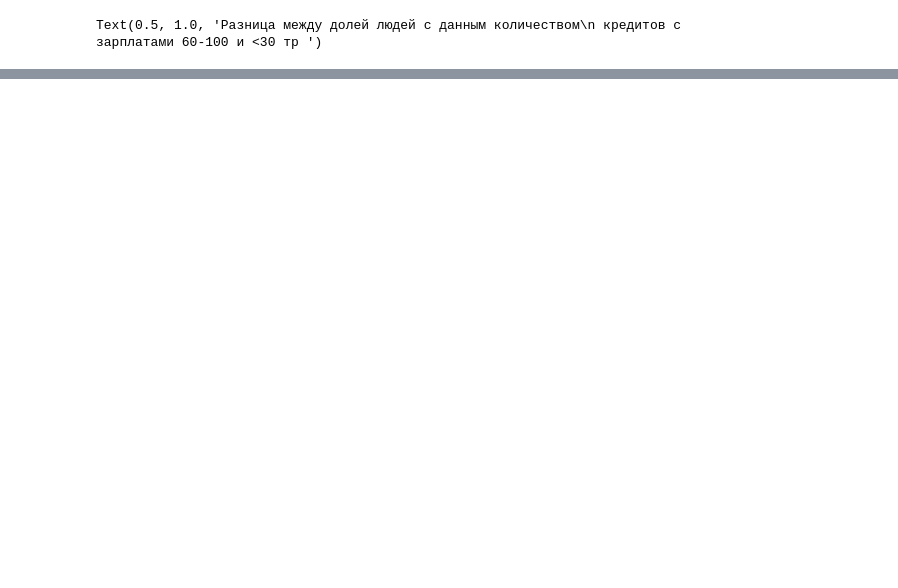
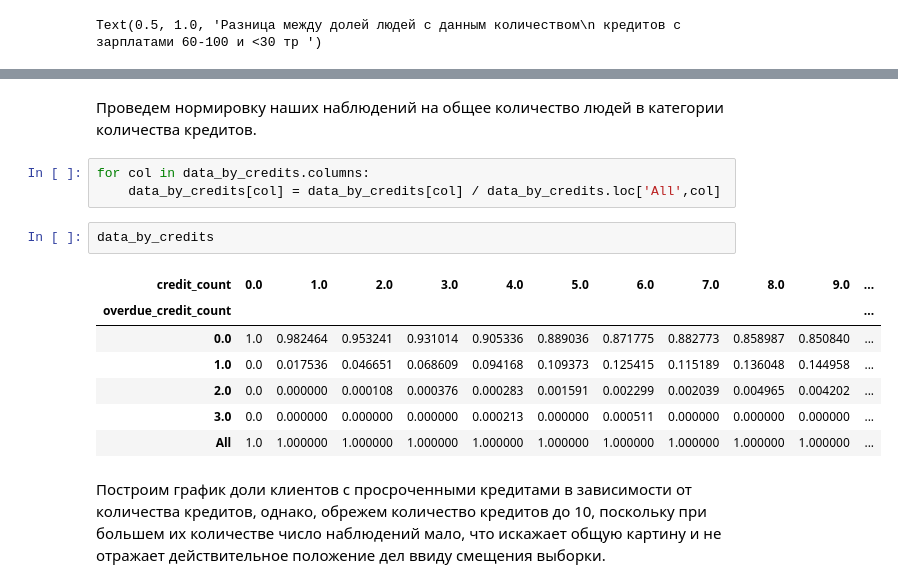
Before and after one commit to GlebsterHD/Tinkoff_DS_challenge, a Jupyter notebook: EDA.ipynb, the cells around one changed output, grey strips where cells are left out. Saved outputs shown, nothing was run; the diff lists cells and outputs as text; blank space fills up the shorter version.

```diff
--- a/EDA.ipynb
+++ b/EDA.ipynb
@@ -1525,0 +1626,17 @@ diff_income_mean_cred_count
+# %% [markdown]
+Проведем нормировку наших наблюдений на общее количество людей в категории количества кредитов.
+# %%
+for col in data_by_credits.columns:
+    data_by_credits[col] = data_by_credits[col] / data_by_credits.loc['All',col]
+# %%
+data_by_credits
+# %% [output]
+| credit_count | 0.0 | 1.0 | 2.0 | 3.0 | 4.0 | 5.0 | 6.0 | 7.0 | 8.0 | 9.0 | ... |
+| overdue_credit_count |  |  |  |  |  |  |  |  |  |  | ... |
+| 0.0 | 1.0 | 0.982464 | 0.953241 | 0.931014 | 0.905336 | 0.889036 | 0.871775 | 0.882773 | 0.858987 | 0.850840 | ... |
+| 1.0 | 0.0 | 0.017536 | 0.046651 | 0.068609 | 0.094168 | 0.109373 | 0.125415 | 0.115189 | 0.136048 | 0.144958 | ... |
+| 2.0 | 0.0 | 0.000000 | 0.000108 | 0.000376 | 0.000283 | 0.001591 | 0.002299 | 0.002039 | 0.004965 | 0.004202 | ... |
+| 3.0 | 0.0 | 0.000000 | 0.000000 | 0.000000 | 0.000213 | 0.000000 | 0.000511 | 0.000000 | 0.000000 | 0.000000 | ... |
+| All | 1.0 | 1.000000 | 1.000000 | 1.000000 | 1.000000 | 1.000000 | 1.000000 | 1.000000 | 1.000000 | 1.000000 | ... |
+# %% [markdown]
+Построим график доли клиентов с просроченными кредитами в зависимости от количества кредитов, однако, обрежем количество кредитов до 10, поскольку при большем их количестве число наблюдений мало, что искажает общую картину и не отражает действительное положение дел ввиду смещения выборки.
```
Also changed, not shown: parts of 34 cells of this notebook.
